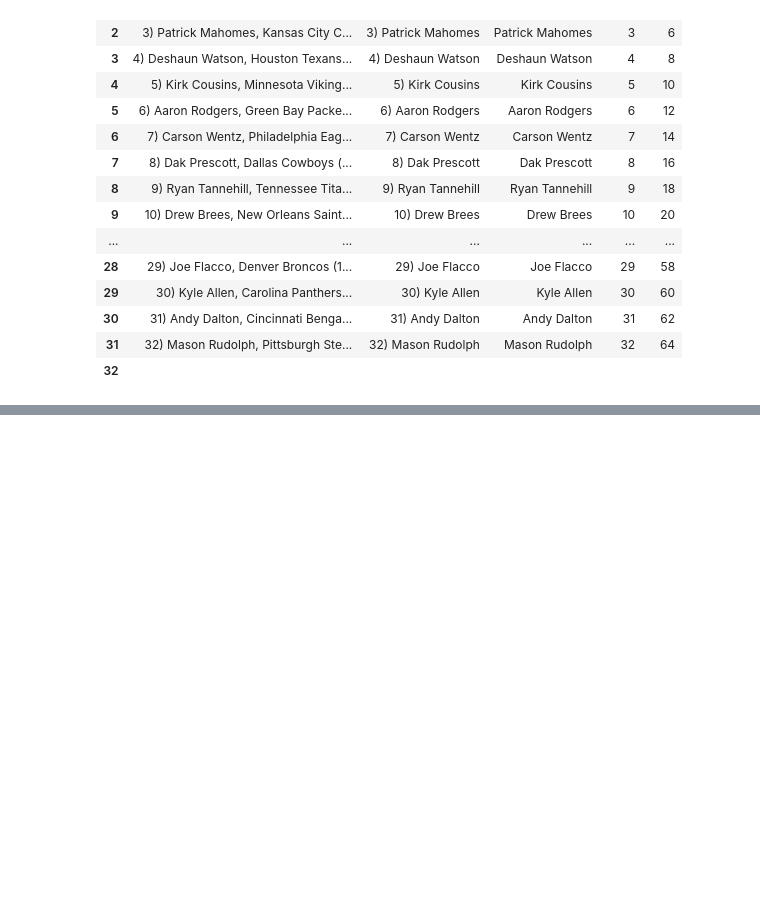
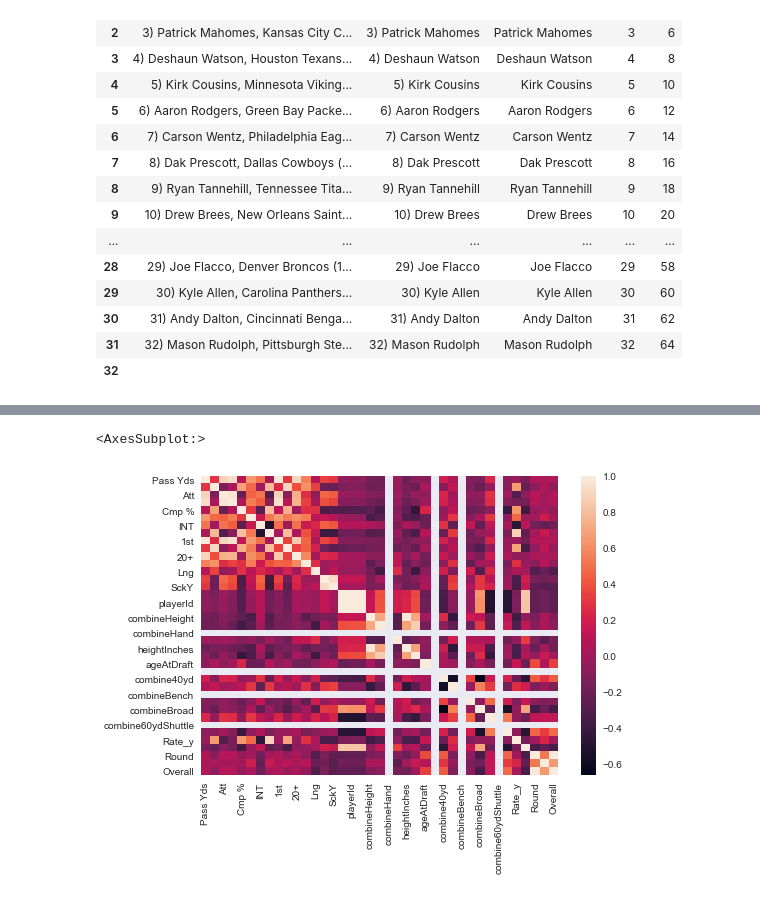
Before and after one commit to User7712/UCDPA_MarkCheesmore, a Jupyter notebook: QB_in_NFL_2019.ipynb, the cells around one changed output, grey strips where cells are left out. Cells and saved outputs as stored; diff of their text form; code cells hidden in the pictures; blank space fills up the shorter version.

```diff
--- a/QB_in_NFL_2019.ipynb
+++ b/QB_in_NFL_2019.ipynb
@@ -524,0 +629,5 @@ df
+# %%
+sns.heatmap(AnyClue)
+# %% [output]
+<AxesSubplot:>
+[figure, added]
```
Also changed, not shown: parts of 15 cells of this notebook.
